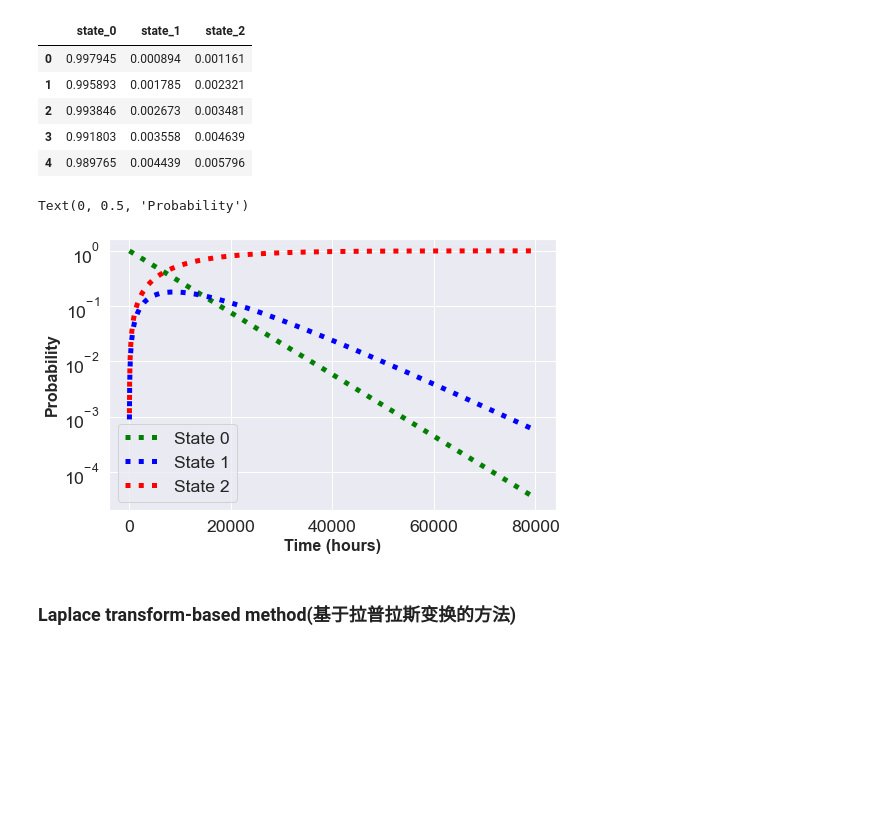
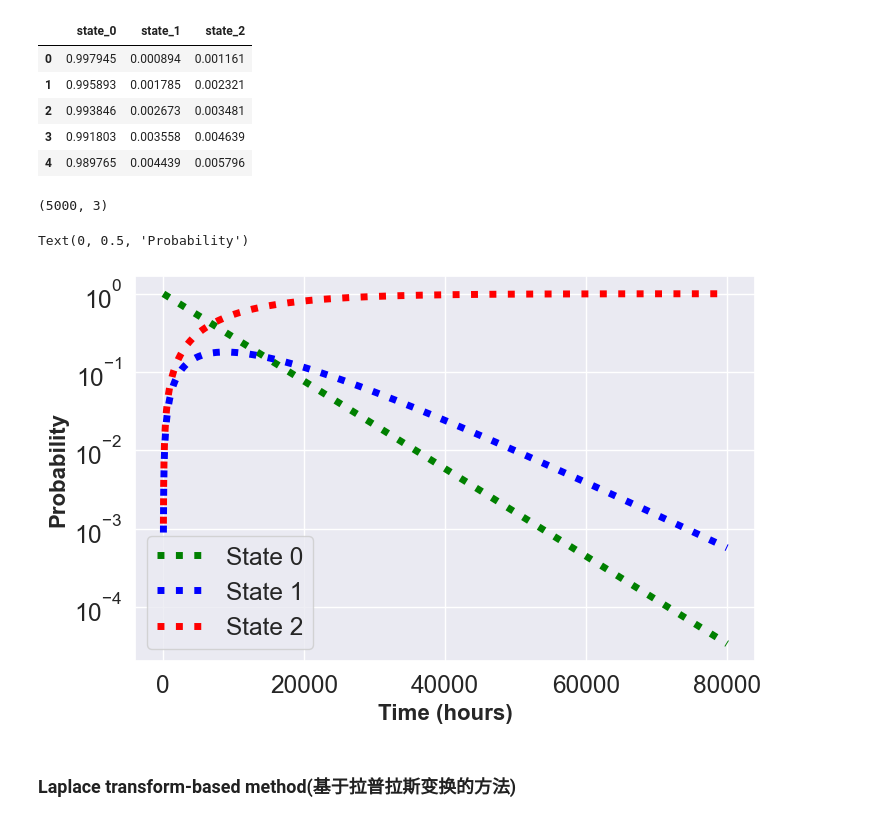
Before and after one commit to chenyuli12345/PINNs4SRA, a Jupyter notebook: small_homogeneous_CTMC(suanliyi)/Analytical_solution_for_small_homo_CTMC_reliability_analysis.ipynb, the cells around one changed output. Drawn from its saved outputs; the diff is of its cells as text; code cells hidden in the pictures; blank space fills up the shorter version.

```diff
--- a/small_homogeneous_CTMC(suanliyi)/Analytical_solution_for_small_homo_CTMC_reliability_analysis.ipynb
+++ b/small_homogeneous_CTMC(suanliyi)/Analytical_solution_for_small_homo_CTMC_reliability_analysis.ipynb
@@ -67,21 +94,25 @@ exact_solution_eigen_vectors_df.head()
 | 2 | 0.993846 | 0.002673 | 0.003481 |
 | 3 | 0.991803 | 0.003558 | 0.004639 |
 | 4 | 0.989765 | 0.004439 | 0.005796 |
+# %%
+exact_solution_eigen_vectors.shape
+# %% [output]
+(5000, 3)
 # %%
-plt.figure(figsize=(8, 5))
-sns.lineplot(x = x_star.flatten(), y = exact_solution_eigen_vectors[:, 0], label = 'State 0', linewidth = 5, color = 'green',
-             linestyle='dotted')
-sns.lineplot(x = x_star.flatten(), y = exact_solution_eigen_vectors[:, 1], label = 'State 1', linewidth = 5, color = 'blue',
-             linestyle='dotted')
-sns.lineplot(x = x_star.flatten(), y = exact_solution_eigen_vectors[:, 2], label = 'State 2', linewidth = 5, color = 'red',
-             linestyle='dotted')
+plt.figure(figsize=(8, 5)) #设置图形尺寸为8*5
+sns.lineplot(x = x_star.flatten(), y = exact_solution_eigen_vectors[:, 0], label = 'State 0', linewidth = 5, color = 'green', linestyle='dotted')
+#绘制第一条折线图，横坐标为x_star，代表不同的时刻，纵坐标为exact_solution_eigen_vectors数据的第一列，设置这条线的标签为State 0，线宽为5，颜色为绿色，线型为点线
+sns.lineplot(x = x_star.flatten(), y = exact_solution_eigen_vectors[:, 1], label = 'State 1', linewidth = 5, color = 'blue', linestyle='dotted')
+#绘制第二条折线图，横坐标为x_star，代表不同的时刻，纵坐标为exact_solution_eigen_vectors数据的第二列，设置这条线的标签为State 1，线宽为5，颜色为蓝色，线型为点线
+sns.lineplot(x = x_star.flatten(), y = exact_solution_eigen_vectors[:, 2], label = 'State 2', linewidth = 5, color = 'red', linestyle='dotted')
+#绘制第三条折线图，横坐标为x_star，代表不同的时刻，纵坐标为exact_solution_eigen_vectors数据的第三列，设置这条线的标签为State 2，线宽为5，颜色为红色，线型为点线
 
-plt.yscale('log')
-plt.xlabel("Time (hours)", fontdict=dict(weight='bold'), fontsize=16)
-plt.ylabel("Probability", fontdict=dict(weight='bold'), fontsize=16)
+plt.yscale('log') #设置y轴的刻度为对数刻度
+plt.xlabel("Time (hours)", fontdict=dict(weight='bold'), fontsize=16) #设置x轴标签为Time (hours)，字体加粗，字体大小为16
+plt.ylabel("Probability", fontdict=dict(weight='bold'), fontsize=16) #设置y轴标签为Probability，字体加粗，字体大小为16
 # %% [output]
 Text(0, 0.5, 'Probability')
-[figure, old version]
+[figure, new version]
 # %% [markdown]
 ### Laplace transform-based method(基于拉普拉斯变换的方法)
 # %%
```
Also changed, not shown: parts of 21 cells of this notebook, 2 other files.
